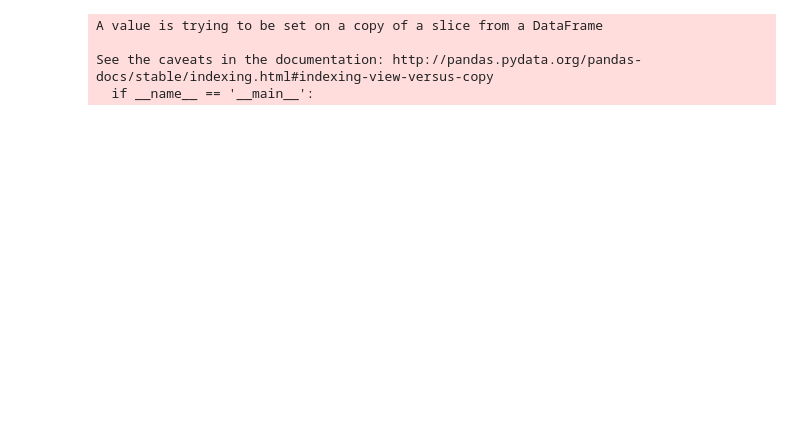
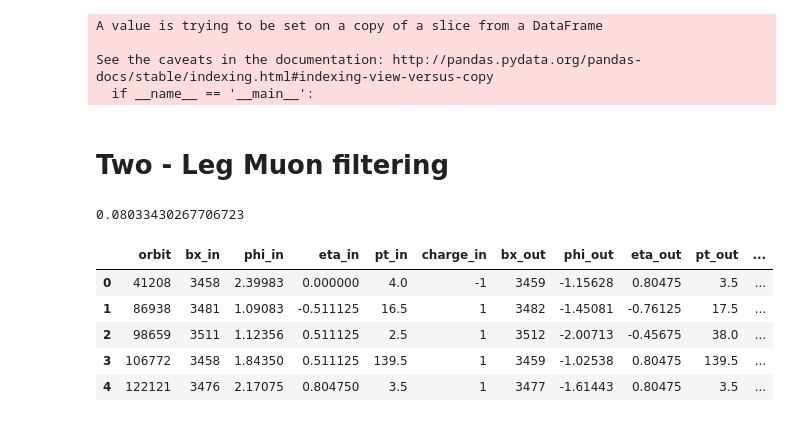
Before and after one commit to GeorgeAlex22/scout, a Jupyter notebook: MergeData.ipynb, the cells around one changed output. Drawn from its saved outputs; the diff is of its cells as text; code cells hidden in the pictures; blank space fills up the shorter version.

```diff
--- a/MergeData.ipynb
+++ b/MergeData.ipynb
@@ -76,0 +77,54 @@ merged.to_csv(path_or_buf="merged.txt", index=False )
+# %% [markdown]
+# Two - Leg Muon filtering
+# %%
+def pairing(df, x):
+    dfns = df.shift(-x)
+    dfps = df.shift(+x)
+
+    logicOS1 = (df.bx == dfns.bx - x) & (df.orbit == dfns.orbit) & (df.charge*dfns.charge < 0)
+    OS1 = df[logicOS1].copy()
+
+    logicOS2 = (df.bx == dfps.bx + x) & (df.orbit == dfps.orbit) & (df.charge*dfps.charge < 0)
+    OS2 = df[logicOS2].copy()
+
+    OS1 = OS1.reset_index()
+    OS2 = OS2.reset_index()
+
+    OS = OS1.merge(OS2, left_on=OS1.index, right_on=OS2.index, suffixes=('_in', '_out'))
+
+    logicSS1 = (df.bx == dfns.bx - x) & (df.orbit == dfns.orbit) & (df.charge*dfns.charge > 0)
+    SS1 = df[logicSS1].copy()
+
+    logicSS2 = (df.bx == dfps.bx + x) & (df.orbit == dfps.orbit) & (df.charge*dfps.charge > 0)
+    SS2 = df[logicSS2].copy()
+
+    SS1 = SS1.reset_index()
+    SS2 = SS2.reset_index()
+
+    SS = SS1.merge(SS2, left_on=SS1.index, right_on=SS2.index, suffixes=('_in', '_out'))
+
+    # slim the dataframes
+    def slimDataFrame(df):
+        df = df.drop(['run_in', 'index_in','index_out','key_0','orbit_out'], axis=1)
+        df = df.rename(columns = {'run_out':'run','orbit_in':'orbit'})
+        if False: df = df.set_index(['run','orbit','bx_in'])
+        return df
+
+    OS = slimDataFrame(OS)
+    SS = slimDataFrame(SS)
+    return (OS, SS)
+# %%
+OS, SS = pairing(merged, 1)
+# %%
+len(OS)/len(merged)
+# %% [output]
+0.08033430267706723
+# %%
+OS.head()
+# %% [output]
+|  | orbit | bx_in | phi_in | eta_in | pt_in | charge_in | bx_out | phi_out | eta_out | pt_out | ... |
+| 0 | 41208 | 3458 | 2.39983 | 0.000000 | 4.0 | -1 | 3459 | -1.15628 | 0.80475 | 3.5 | ... |
+| 1 | 86938 | 3481 | 1.09083 | -0.511125 | 16.5 | 1 | 3482 | -1.45081 | -0.76125 | 17.5 | ... |
+| 2 | 98659 | 3511 | 1.12356 | 0.511125 | 2.5 | 1 | 3512 | -2.00713 | -0.45675 | 38.0 | ... |
+| 3 | 106772 | 3458 | 1.84350 | 0.511125 | 139.5 | 1 | 3459 | -1.02538 | 0.80475 | 139.5 | ... |
+| 4 | 122121 | 3476 | 2.17075 | 0.804750 | 3.5 | 1 | 3477 | -1.61443 | 0.80475 | 3.5 | ... |
```
Also changed, not shown: parts of 2 cells of this notebook, 1 other file.
